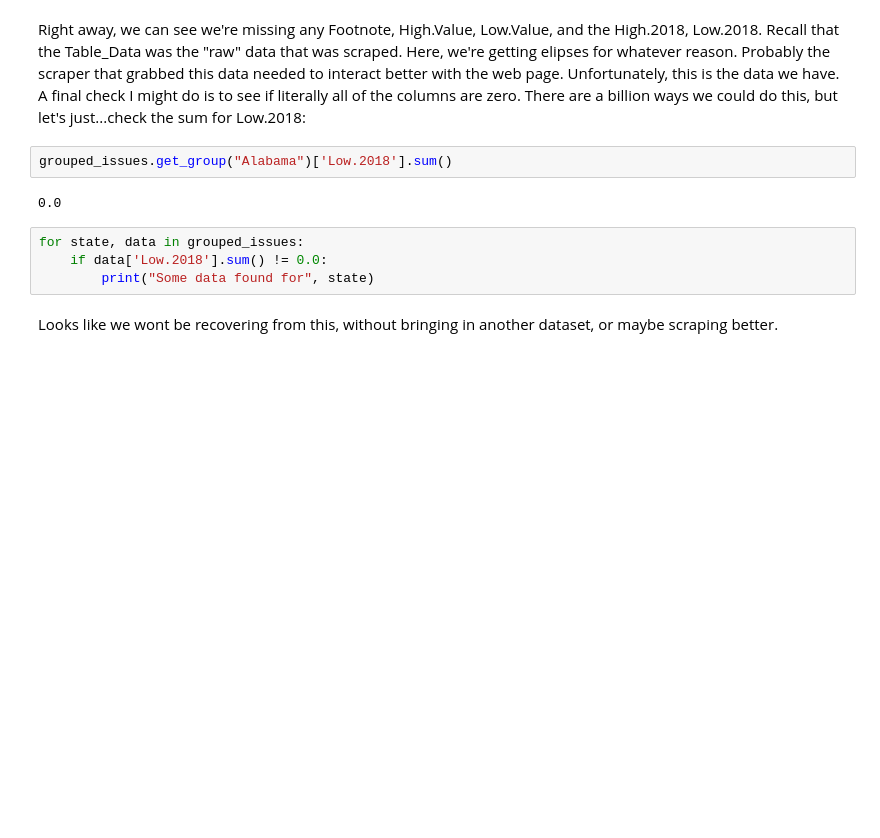
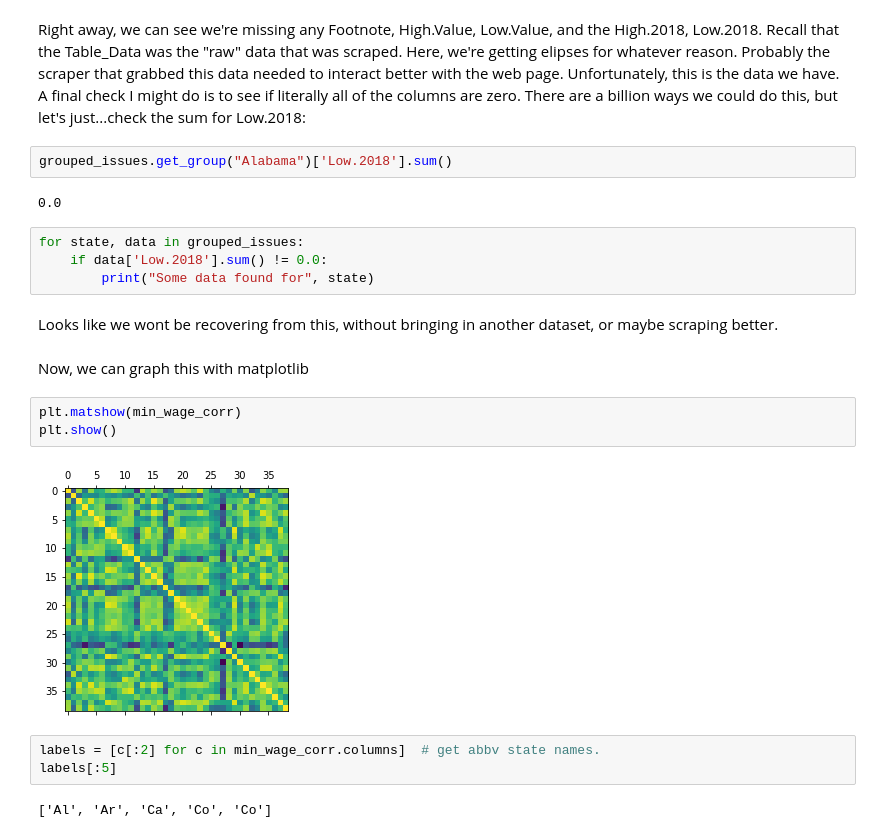
Before and after one commit to illumi91/Groupby_practice, a Jupyter notebook: Groupby on min wage dataset.ipynb, the cells around one changed output. Drawn from its saved outputs; the diff is of its cells as text; blank space fills up the shorter version.

Commit message:
correlation heatmap

```diff
--- a/Groupby on min wage dataset.ipynb
+++ b/Groupby on min wage dataset.ipynb
@@ -153,3 +164,15 @@ for state, data in grouped_issues:
         print("Some data found for", state)
 # %% [markdown]
 Looks like we wont be recovering from this, without bringing in another dataset, or maybe scraping better.
+# %% [markdown]
+Now, we can graph this with matplotlib
+# %%
+plt.matshow(min_wage_corr)
+plt.show()
+# %% [output]
+[figure, added]
+# %%
+labels = [c[:2] for c in min_wage_corr.columns]  # get abbv state names.
+labels[:5]
+# %% [output]
+['Al', 'Ar', 'Ca', 'Co', 'Co']
```
Also changed, not shown: parts of 22 cells of this notebook, 1 other file.
